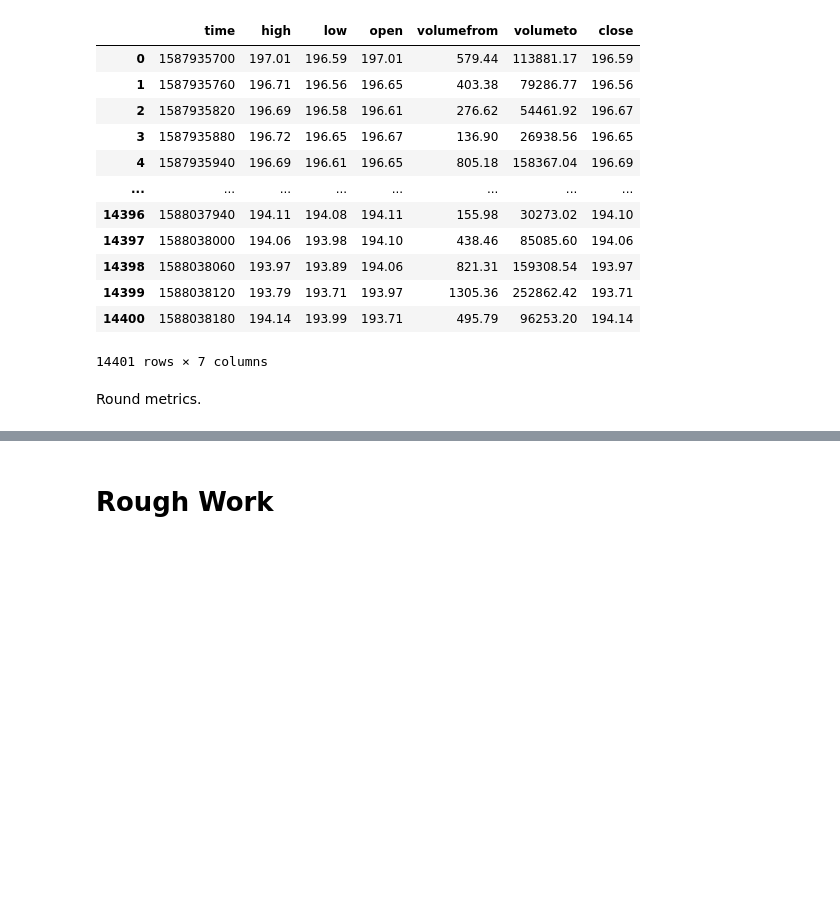
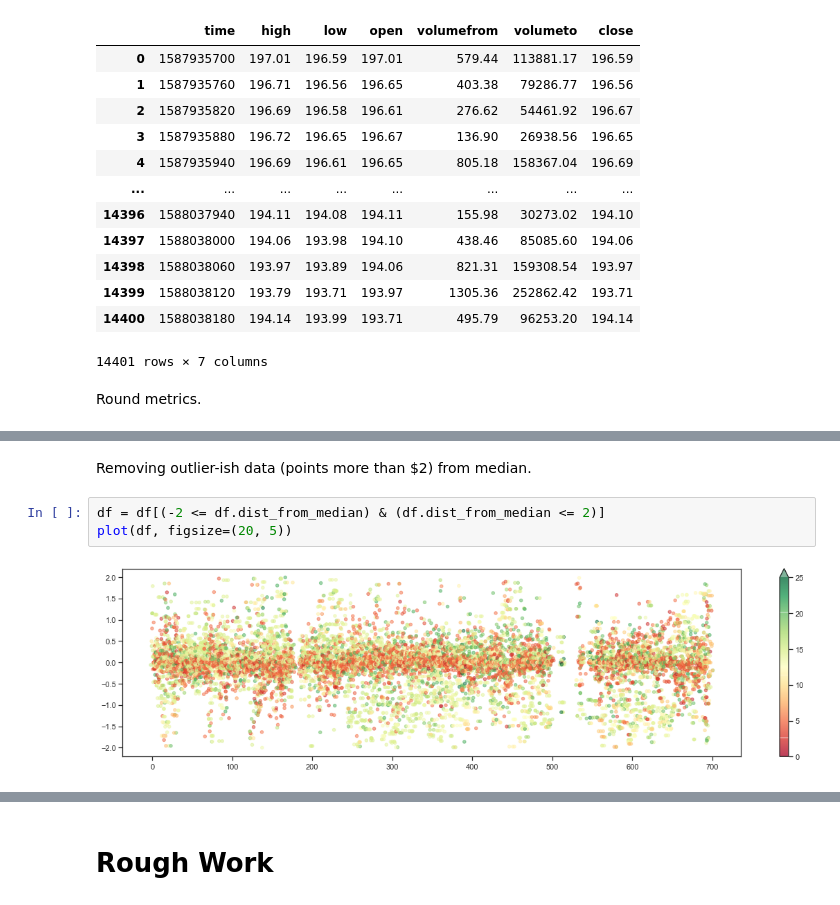
Before and after one commit to sassmilic/chainlink-price-contract-analysis, a Jupyter notebook: chainlink price feed analysis.ipynb, the cells around one changed output, grey strips where cells are left out. Saved outputs shown, nothing was run; the diff lists cells and outputs as text; blank space fills up the shorter version.

```diff
--- a/chainlink price feed analysis.ipynb
+++ b/chainlink price feed analysis.ipynb
@@ -424,0 +551,7 @@ strong multicollinearity or other numerical problems.
+# %% [markdown]
+Removing outlier-ish data (points more than \$2) from median.
+# %%
+df = df[(-2 <= df.dist_from_median) & (df.dist_from_median <= 2)]
+plot(df, figsize=(20, 5))
+# %% [output]
+[figure, added]
```
Also changed, not shown: parts of 87 cells of this notebook.
